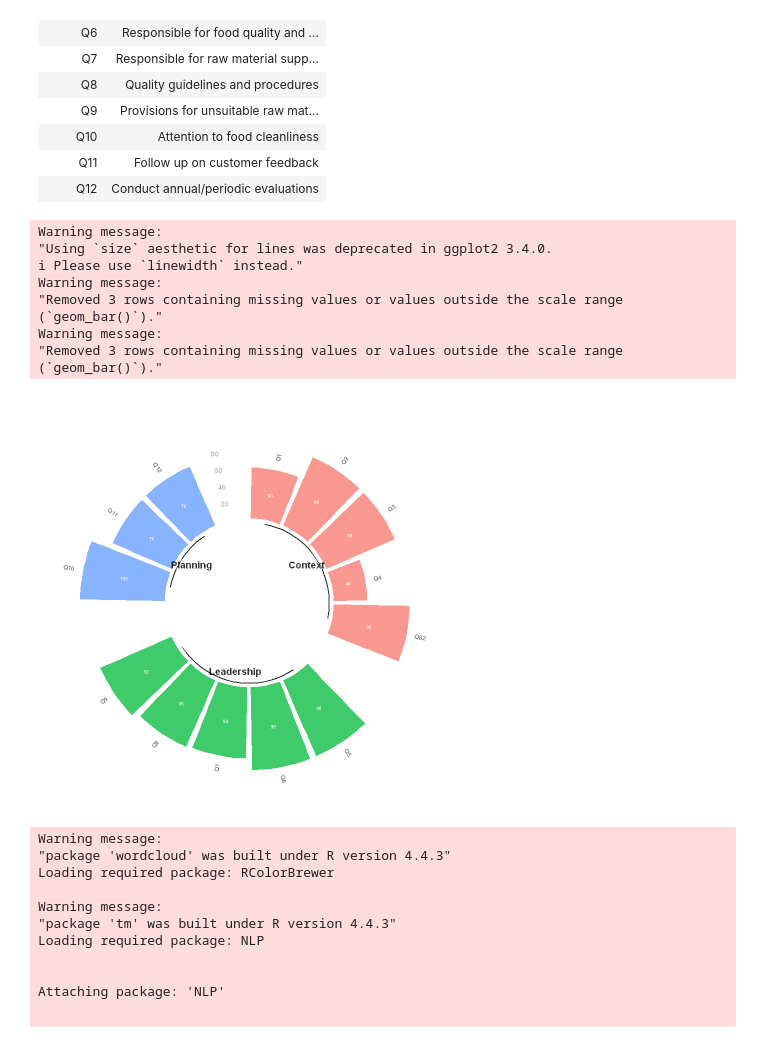
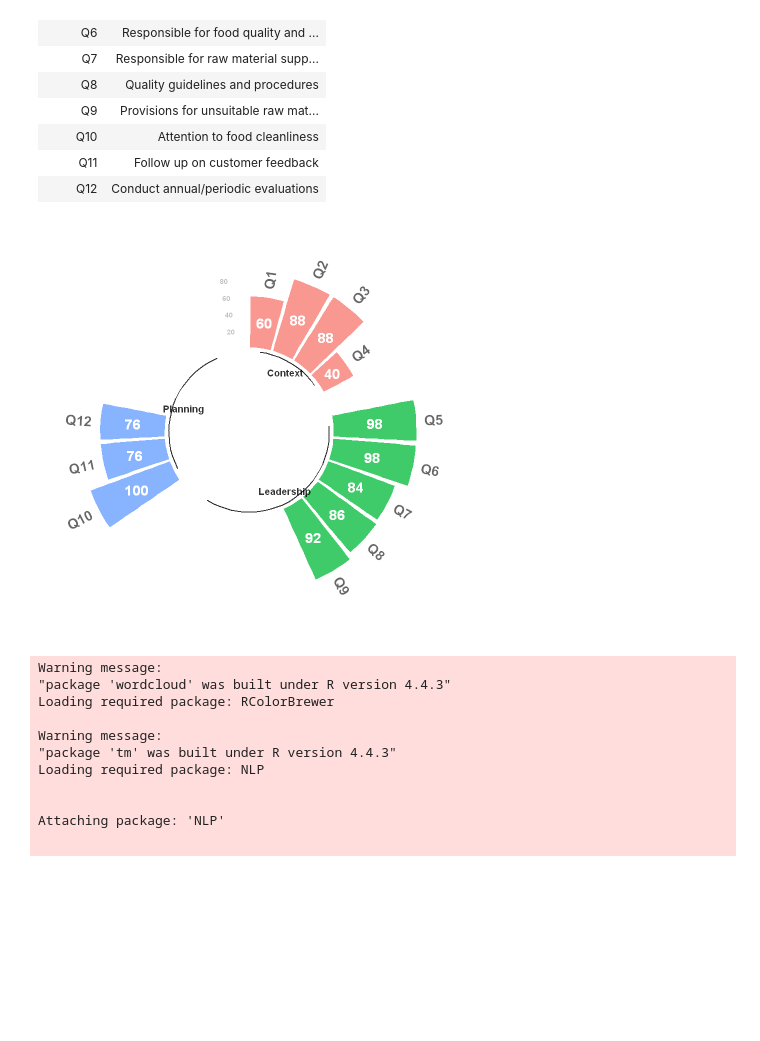
Before and after one commit to derisiswara/apec-2025, a Jupyter notebook: actor.ipynb, the cells around one changed output. Saved outputs shown, nothing was run; the diff lists cells and outputs as text; code cells hidden in the pictures; blank space fills up the shorter version.

```diff
--- a/actor.ipynb
+++ b/actor.ipynb
@@ -1386,6 +1403,9 @@ A data.frame: 13 × 2
 | Q11 | Follow up on customer feedback |
 | Q12 | Conduct annual/periodic evaluations |
 # %%
+# Remove row 5 (Q82) from plan_data before processing
+plan_data <- plan_data[-5, ]
+
 # Set a number of 'empty bar' to add at the end of each group
 empty_bar <- 1
 to_add <- data.frame(matrix(NA, empty_bar*length(unique(plan_data$group)), ncol(plan_data)))
@@ -1415,6 +1435,9 @@ grid_data$end <- grid_data$end[c(nrow(grid_data), 1:nrow(grid_data)-1)] + 1
 grid_data$start <- grid_data$start - 1
 grid_data <- grid_data[-1,]
 
+# Suppress warnings
+options(warn = -1)
+
 # Make the plot
 p <- ggplot(plan_data, aes(x=as.factor(id), y=value, fill=group)) +
 
@@ -1428,45 +1451,36 @@ p <- ggplot(plan_data, aes(x=as.factor(id), y=value, fill=group)) +
 
     # Add text showing the value of each 100/75/50/25 lines
     annotate("text", x = rep(max(plan_data$id),4), y = c(20, 40, 60, 80), label = c("20", "40", "60", "80"), color="grey", size=3, angle=0, fontface="bold", hjust=1) +
 
     geom_bar(aes(x=as.factor(id), y=value, fill=group), stat="identity", alpha=0.5) +
     ylim(-100,120) +
     theme_minimal() +
     theme(
         legend.position = "none",
         axis.text = element_blank(),
         axis.title = element_blank(),
         panel.grid = element_blank(),
         plot.margin = unit(rep(-1,4), "cm")
     ) +
     coord_polar() +
     # Add question labels
     geom_text(data=label_data, aes(x=id, y=value+10, label=ques, hjust=hjust),
-              color="black", fontface="bold", alpha=0.6, size=2.5,
+              color="black", fontface="bold", alpha=0.6, size=6,
               angle=label_data$angle, inherit.aes = FALSE) +
 
     # Add value labels
     geom_text(data=label_data, aes(x=id, y=value/2, label=round(value,1)),
-              color="white", fontface="bold", size=2, inherit.aes = FALSE) +
+              color="white", fontface="bold", size=6, inherit.aes = FALSE) +
 
     # Add base line information
     geom_segment(data=base_data, aes(x = start, y = -5, xend = end, yend = -5),
                  colour = "black", alpha=0.8, size=0.6, inherit.aes = FALSE) +
     geom_text(data=base_data, aes(x = title, y = -18, label=group), hjust=0.5,
               colour = "black", alpha=0.8, size=4, fontface="bold", inherit.aes = FALSE)
 
 p
 # %% [output]
-Warning message:
-"Using `size` aesthetic for lines was deprecated in ggplot2 3.4.0.
-ℹ Please use `linewidth` instead."
-Warning message:
-"Removed 3 rows containing missing values or values outside the scale range
-(`geom_bar()`)."
-Warning message:
-"Removed 3 rows containing missing values or values outside the scale range
-(`geom_bar()`)."
-[figure, old version]
+[figure, new version]
 # %%
 # plan_data to csv
 write.csv(plan_data, "data/slides5.csv", row.names = FALSE)
```
Also changed, not shown: parts of 2 cells of this notebook, 2 other files.
